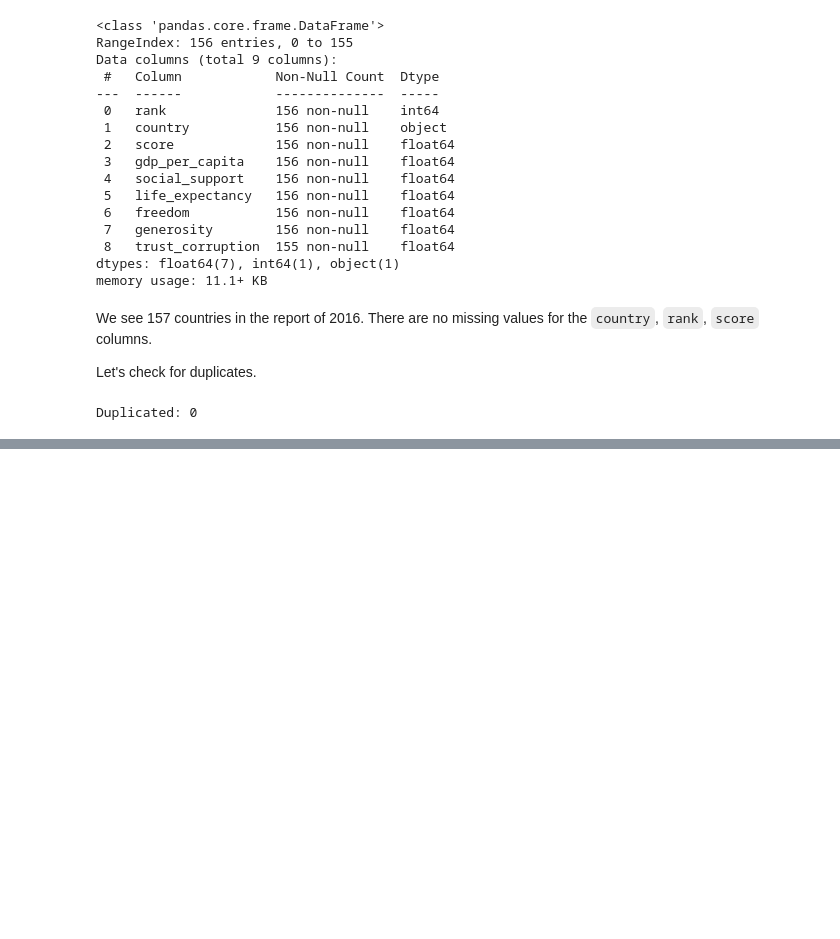
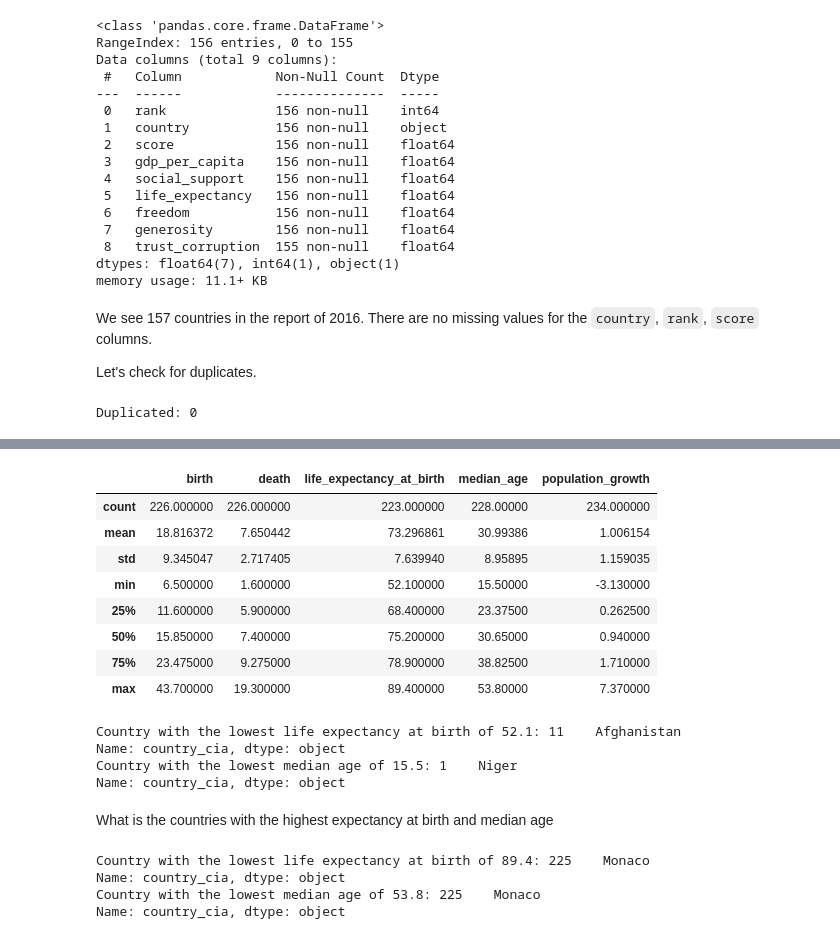
Before and after one commit to chupstee/data.sugar, a Jupyter notebook: 00002_world_happiness/world_happiness.when.age.ipynb, the cells around one changed output, grey strips where cells are left out. Drawn from its saved outputs; the diff is of its cells as text; code cells hidden in the pictures; blank space fills up the shorter version.

```diff
--- a/00002_world_happiness/world_happiness.when.age.ipynb
+++ b/00002_world_happiness/world_happiness.when.age.ipynb
@@ -202,0 +200,62 @@ memory usage: 13.0+ KB
+# %%
+cia.describe()
+# %% [output]
+|  | birth | death | life_expectancy_at_birth | median_age | population_growth |
+| count | 226.000000 | 226.000000 | 223.000000 | 228.00000 | 234.000000 |
+| mean | 18.816372 | 7.650442 | 73.296861 | 30.99386 | 1.006154 |
+| std | 9.345047 | 2.717405 | 7.639940 | 8.95895 | 1.159035 |
+| min | 6.500000 | 1.600000 | 52.100000 | 15.50000 | -3.130000 |
+| 25% | 11.600000 | 5.900000 | 68.400000 | 23.37500 | 0.262500 |
+| 50% | 15.850000 | 7.400000 | 75.200000 | 30.65000 | 0.940000 |
+| 75% | 23.475000 | 9.275000 | 78.900000 | 38.82500 | 1.710000 |
+| max | 43.700000 | 19.300000 | 89.400000 | 53.80000 | 7.370000 |
+# %%
+life_expectancy_at_birth_min = cia['life_expectancy_at_birth'].min()
+median_age_min = cia['median_age'].min()
+country_life_expectancy_at_birth_min = (cia.loc[cia['life_expectancy_at_birth'] == life_expectancy_at_birth_min,
+                                                'country_cia'
+                                               ]
+                                       )
+country_median_age_min = (cia.loc[cia['median_age'] == median_age_min,
+                                  'country_cia'
+                                 ]
+                         )
+print('Country with the lowest life expectancy at birth of {}: {}'.format(life_expectancy_at_birth_min,
+                                                                          country_life_expectancy_at_birth_min
+                                                                         )
+     )
+print('Country with the lowest median age of {}: {}'.format(median_age_min,
+                                                            country_median_age_min
+                                                           )
+     )
+# %% [output]
+Country with the lowest life expectancy at birth of 52.1: 11    Afghanistan
+Name: country_cia, dtype: object
+Country with the lowest median age of 15.5: 1    Niger
+Name: country_cia, dtype: object
+# %% [markdown]
+What is the countries with the highest expectancy at birth and median age
+# %%
+life_expectancy_at_birth_max = cia['life_expectancy_at_birth'].max()
+median_age_max = cia['median_age'].max()
+country_life_expectancy_at_birth_max = (cia.loc[cia['life_expectancy_at_birth'] == life_expectancy_at_birth_max,
+                                                'country_cia'
+                                               ]
+                                       )
+country_median_age_max = (cia.loc[cia['median_age'] == median_age_max,
+                                  'country_cia'
+                                 ]
+                         )
+print('Country with the lowest life expectancy at birth of {}: {}'.format(life_expectancy_at_birth_max,
+                                                                          country_life_expectancy_at_birth_max
+                                                                         )
+     )
+print('Country with the lowest median age of {}: {}'.format(median_age_max,
+                                                            country_median_age_max
+                                                           )
+     )
+# %% [output]
+Country with the lowest life expectancy at birth of 89.4: 225    Monaco
+Name: country_cia, dtype: object
+Country with the lowest median age of 53.8: 225    Monaco
+Name: country_cia, dtype: object
```
Also changed, not shown: parts of 30 cells of this notebook.
